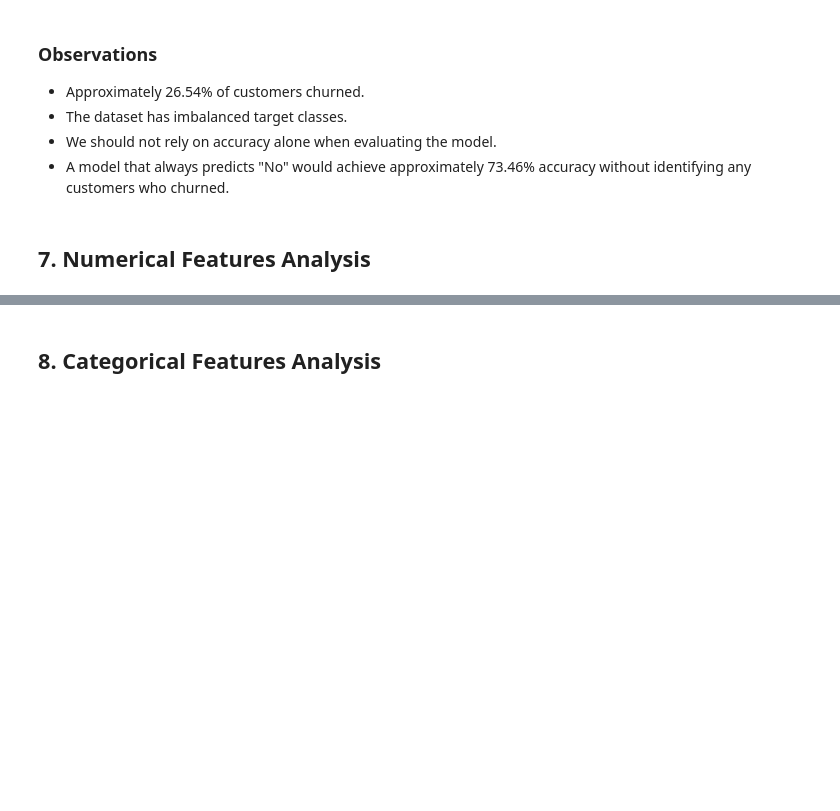
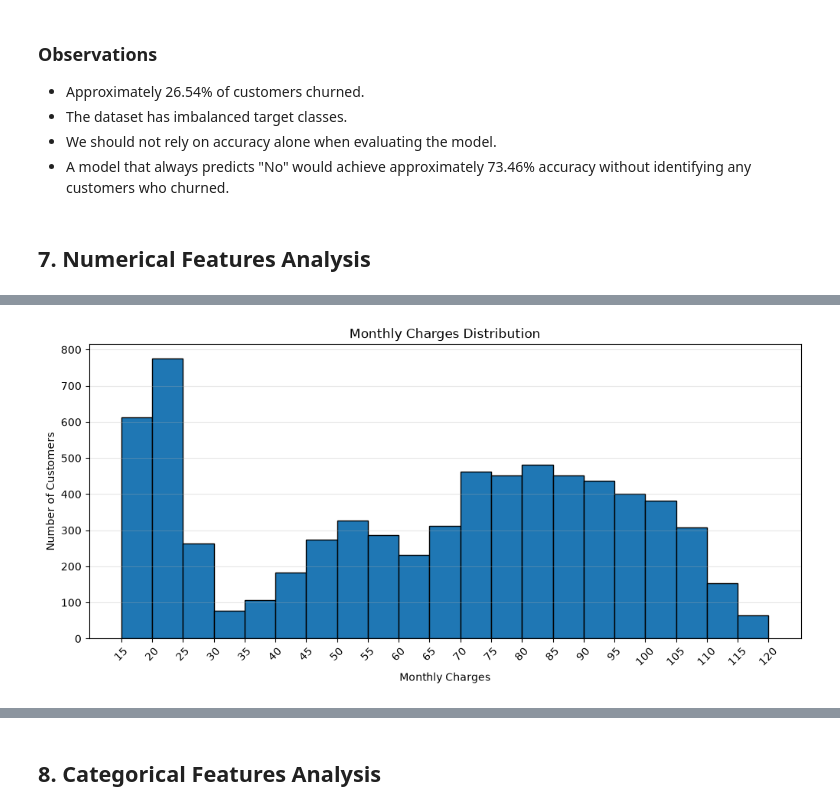
Before and after one commit to mertcanaksoy34/telco-customer-churn, a Jupyter notebook: notebooks/01_eda.ipynb, the cells around one changed output, grey strips where cells are left out. Cells and saved outputs as stored; diff of their text form; code cells hidden in the pictures; blank space fills up the shorter version.

```diff
--- a/notebooks/01_eda.ipynb
+++ b/notebooks/01_eda.ipynb
@@ -215,0 +264,15 @@ plt.show()
+# %%
+plt.figure(figsize=(12,5))
+
+plt.hist(df['MonthlyCharges'], bins=range(15,125,5), edgecolor='black')
+
+plt.title("Monthly Charges Distribution")
+plt.xlabel("Monthly Charges")
+plt.ylabel("Number of Customers")
+
+plt.xticks(range(15,125,5), rotation=45)
+plt.grid(axis="y", alpha=0.3)
+
+plt.show()
+# %% [output]
+[figure, added]
```
Also changed, not shown: parts of 11 cells of this notebook.
